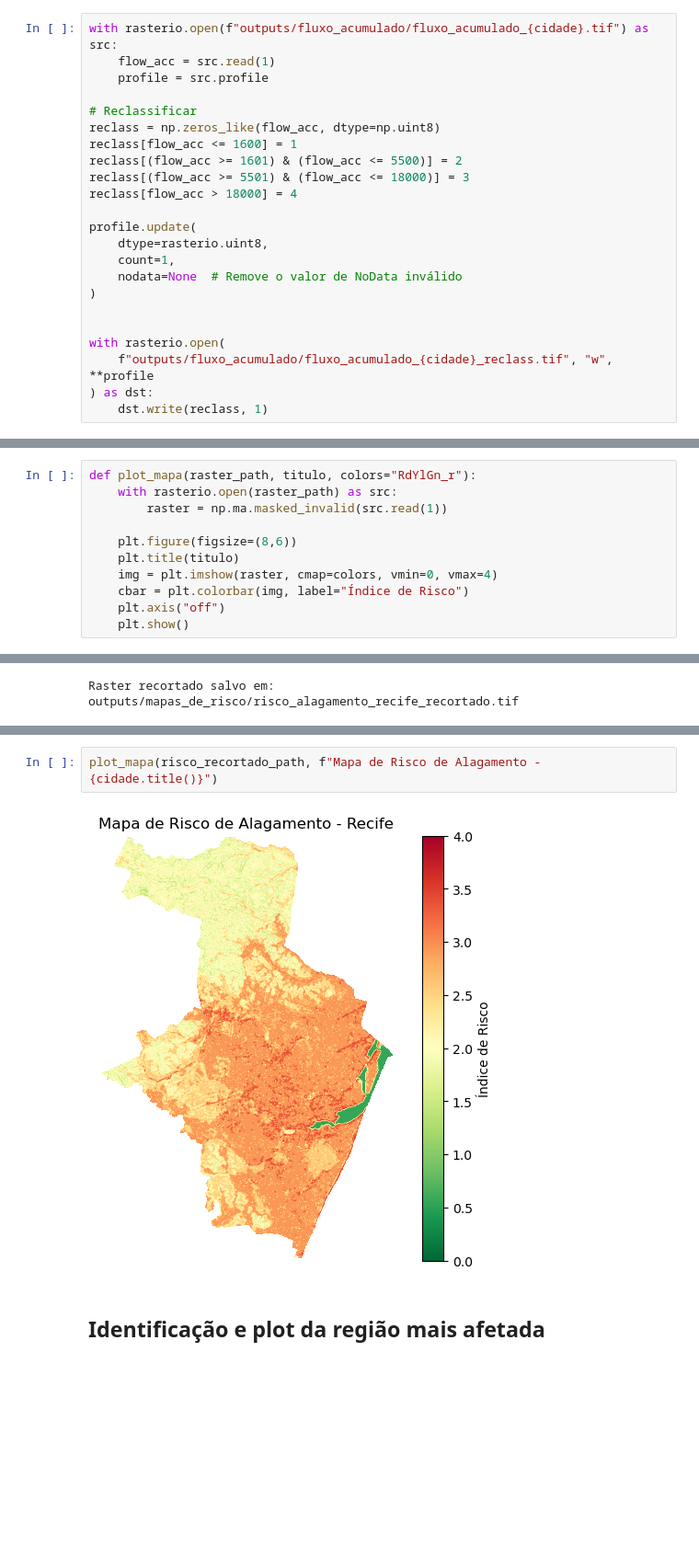
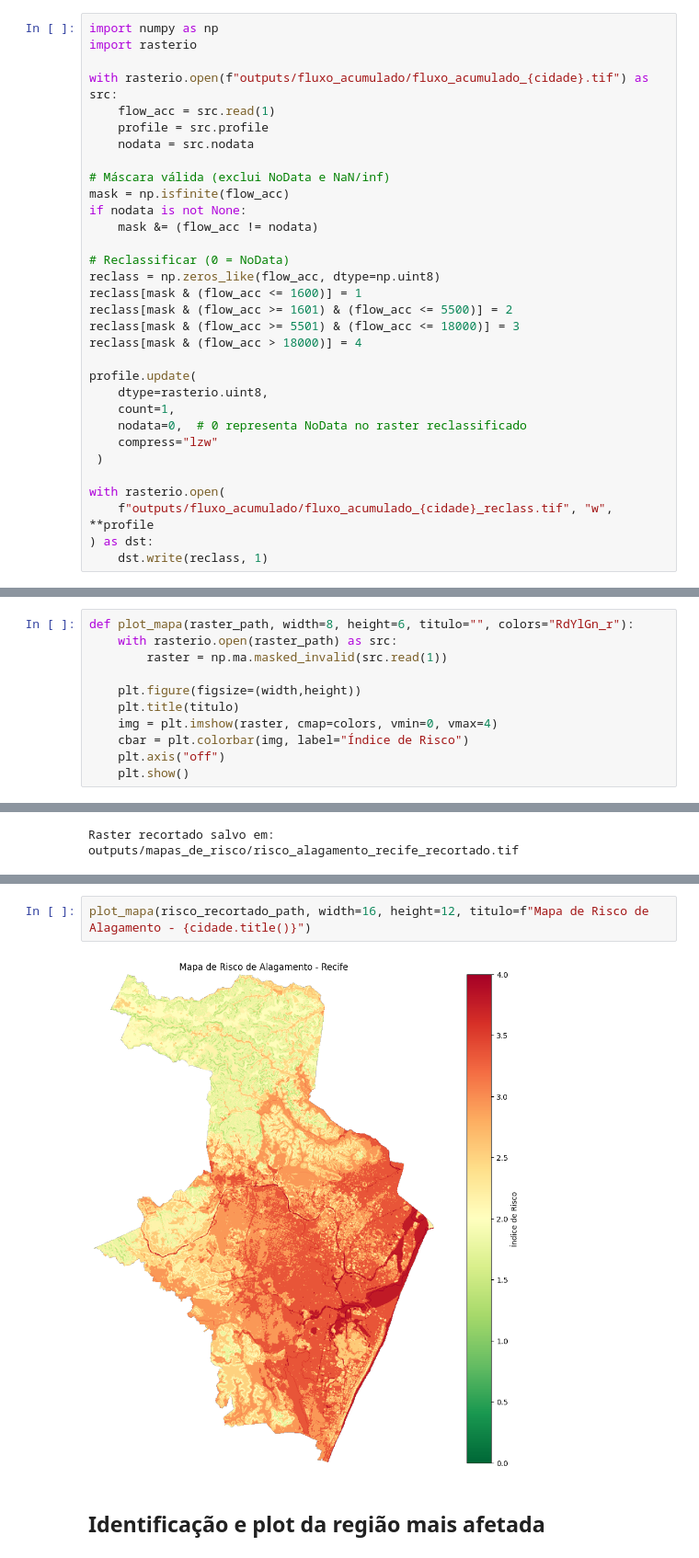
Before and after one commit to ezequielhenrique/zonas-de-risco-inundacao, a Jupyter notebook: analise-risco-alagamento.ipynb, the cells around one changed output, grey strips where cells are left out. Shown at 92% size. Cells and saved outputs as stored; diff of their text form; blank space fills up the shorter version.

```diff
--- a/analise-risco-alagamento.ipynb
+++ b/analise-risco-alagamento.ipynb
@@ -322,23 +740,32 @@ Mean: -287.81561279929343
 # %% [markdown]
 Transforma os valores contínuos de **fluxo acumulado** em classes de risco compatíveis com os demais critérios.
 # %%
+import numpy as np
+import rasterio
+
 with rasterio.open(f"outputs/fluxo_acumulado/fluxo_acumulado_{cidade}.tif") as src:
     flow_acc = src.read(1)
     profile = src.profile
+    nodata = src.nodata
 
-# Reclassificar
+# Máscara válida (exclui NoData e NaN/inf)
+mask = np.isfinite(flow_acc)
+if nodata is not None:
+    mask &= (flow_acc != nodata)
+
+# Reclassificar (0 = NoData)
 reclass = np.zeros_like(flow_acc, dtype=np.uint8)
-reclass[flow_acc <= 1600] = 1
-reclass[(flow_acc >= 1601) & (flow_acc <= 5500)] = 2
-reclass[(flow_acc >= 5501) & (flow_acc <= 18000)] = 3
-reclass[flow_acc > 18000] = 4
+reclass[mask & (flow_acc <= 1600)] = 1
+reclass[mask & (flow_acc >= 1601) & (flow_acc <= 5500)] = 2
+reclass[mask & (flow_acc >= 5501) & (flow_acc <= 18000)] = 3
+reclass[mask & (flow_acc > 18000)] = 4
 
 profile.update(
     dtype=rasterio.uint8,
     count=1,
-    nodata=None  # Remove o valor de NoData inválido
-)
-
+    nodata=0,  # 0 representa NoData no raster reclassificado
+    compress="lzw"
+ )
 
 with rasterio.open(
     f"outputs/fluxo_acumulado/fluxo_acumulado_{cidade}_reclass.tif", "w", **profile
@@ -628,11 +1057,11 @@ def recortar_mapa(raster_path, output_path):
 
     print(f"Raster recortado salvo em: {output_path}")
 # %%
-def plot_mapa(raster_path, titulo, colors="RdYlGn_r"):
+def plot_mapa(raster_path, width=8, height=6, titulo="", colors="RdYlGn_r"):
     with rasterio.open(raster_path) as src:
         raster = np.ma.masked_invalid(src.read(1))
 
-    plt.figure(figsize=(8,6))
+    plt.figure(figsize=(width,height))
     plt.title(titulo)
     img = plt.imshow(raster, cmap=colors, vmin=0, vmax=4)
     cbar = plt.colorbar(img, label="Índice de Risco")
@@ -712,7 +1131,7 @@ plot_mapa(risco_path, f"Mapa de Risco de Alagamento")
 # %%
-plot_mapa(risco_recortado_path, f"Mapa de Risco de Alagamento - {cidade.title()}")
+plot_mapa(risco_recortado_path, width=16, height=12, titulo=f"Mapa de Risco de Alagamento - {cidade.title()}")
 # %% [output]
-[figure, old version]
+[figure, new version]
 # %% [markdown]
 ## Identificação e plot da região mais afetada
 # %% [markdown]
```
Also changed, not shown: parts of 53 cells of this notebook, 2 other files.
